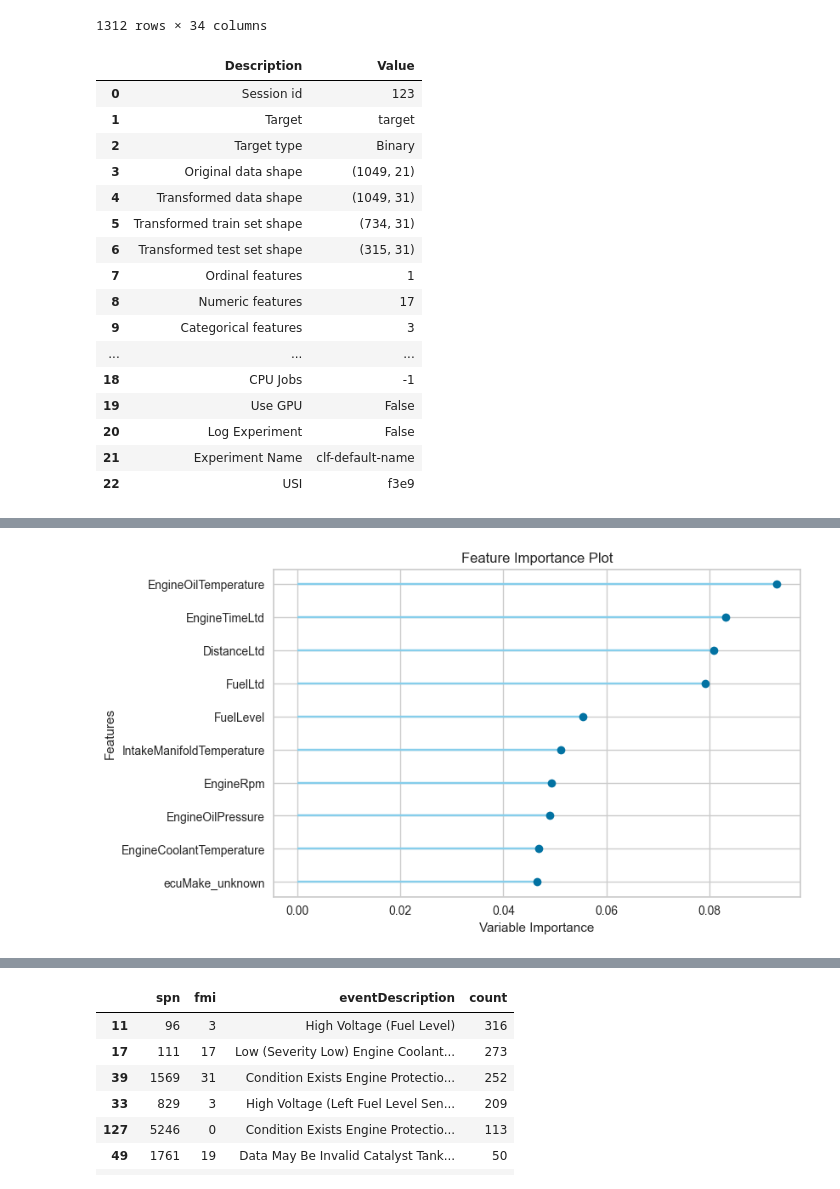
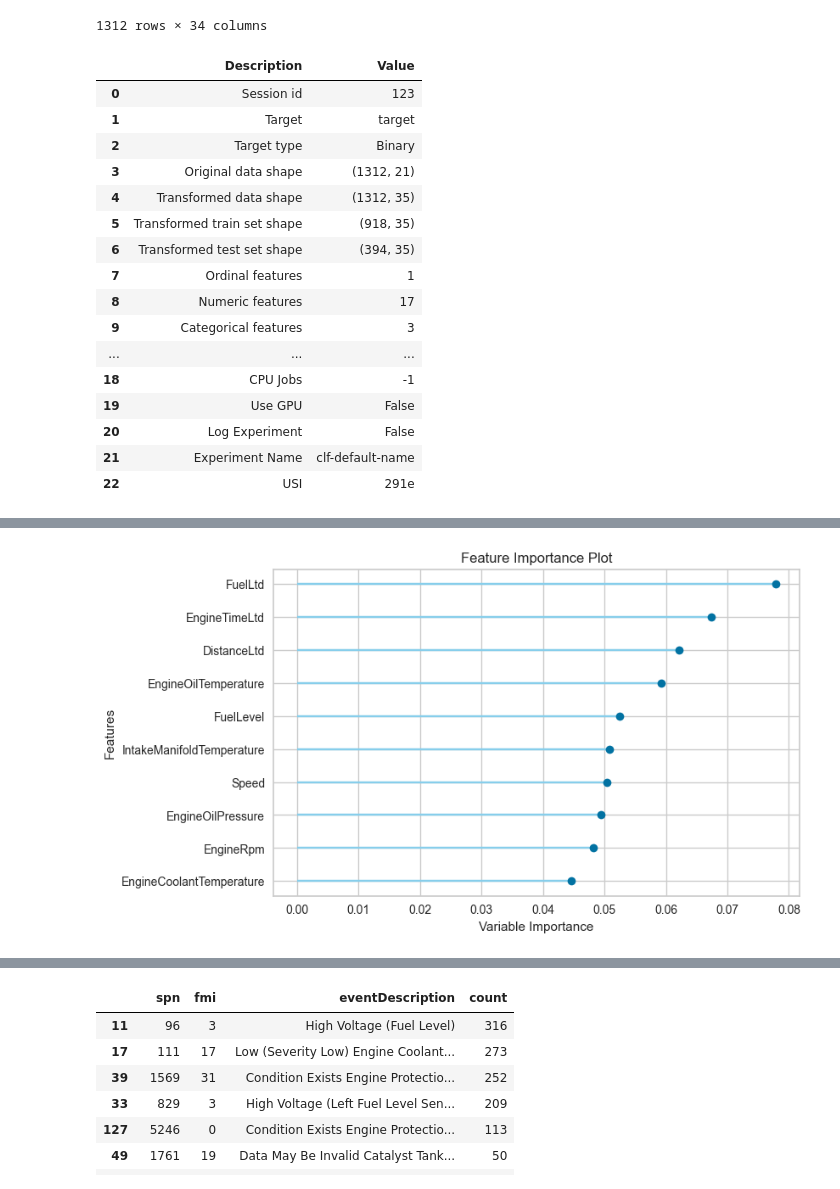
Before and after one commit to ashamaheshwari/big_g_express-predicting-derates, a Jupyter notebook: notebooks/big_g_2.ipynb, the cells around one changed output, grey strips where cells are left out. Drawn from its saved outputs; the diff is of its cells as text; code cells hidden in the pictures.

```diff
--- a/notebooks/big_g_2.ipynb
+++ b/notebooks/big_g_2.ipynb
@@ -308,31 +322,31 @@ ml_features = filtered_df.drop(columns=['Longitude', 'Latitude', 'time_diff','ac
 from pycaret.classification import *
 
 # create time series split
-split = int(len(ml_features)*0.8)
-train_data = ml_features[:split]
-test_data = ml_features[split:]
+#split = int(len(ml_features)*0.8)
+#train_data = ml_features[:split]
+#test_data = ml_features[split:]
 
 # setup pycaret
-clf = setup(data=train_data, target='target', session_id=123, fold_strategy='timeseries')
+clf = setup(data=ml_features, target='target', session_id=123, fold_strategy='timeseries')
 
 # train model
 #model = create_model('gbc')
-#best_model = compare_models()
-models_to_exclude = ['lightgbm']
+best_model = compare_models()
+#models_to_exclude = ['lightgbm']
 
-model=compare_models(exclude=models_to_exclude)
+#model=compare_models(exclude=models_to_exclude)
 
 # plot feature importance
-plot_model(model, plot='feature')
+plot_model(best_model, plot='feature')
 # %% [output]
 |  | Description | Value |
 | 0 | Session id | 123 |
 | 1 | Target | target |
 | 2 | Target type | Binary |
-| 3 | Original data shape | (1049, 21) |
-| 4 | Transformed data shape | (1049, 31) |
-| 5 | Transformed train set shape | (734, 31) |
-| 6 | Transformed test set shape | (315, 31) |
+| 3 | Original data shape | (1312, 21) |
+| 4 | Transformed data shape | (1312, 35) |
+| 5 | Transformed train set shape | (918, 35) |
+| 6 | Transformed test set shape | (394, 35) |
 | 7 | Ordinal features | 1 |
 | 8 | Numeric features | 17 |
 | 9 | Categorical features | 3 |
@@ -341,6 +355,6 @@ plot_model(model, plot='feature')
 | 19 | Use GPU | False |
 | 20 | Log Experiment | False |
 | 21 | Experiment Name | clf-default-name |
-| 22 | USI | f3e9 |
+| 22 | USI | 291e |
 [interactive output not drawn]
 |  | Model | Accuracy | AUC | Recall | Prec. | F1 | Kappa | MCC | TT (Sec) |
@@ -360,3 +375,3 @@ plot_model(model, plot='feature')
 [interactive output not drawn]
 [interactive output not drawn]
-[figure, old version]
+[figure, new version]
```
Also changed, not shown: parts of 9 cells of this notebook.
